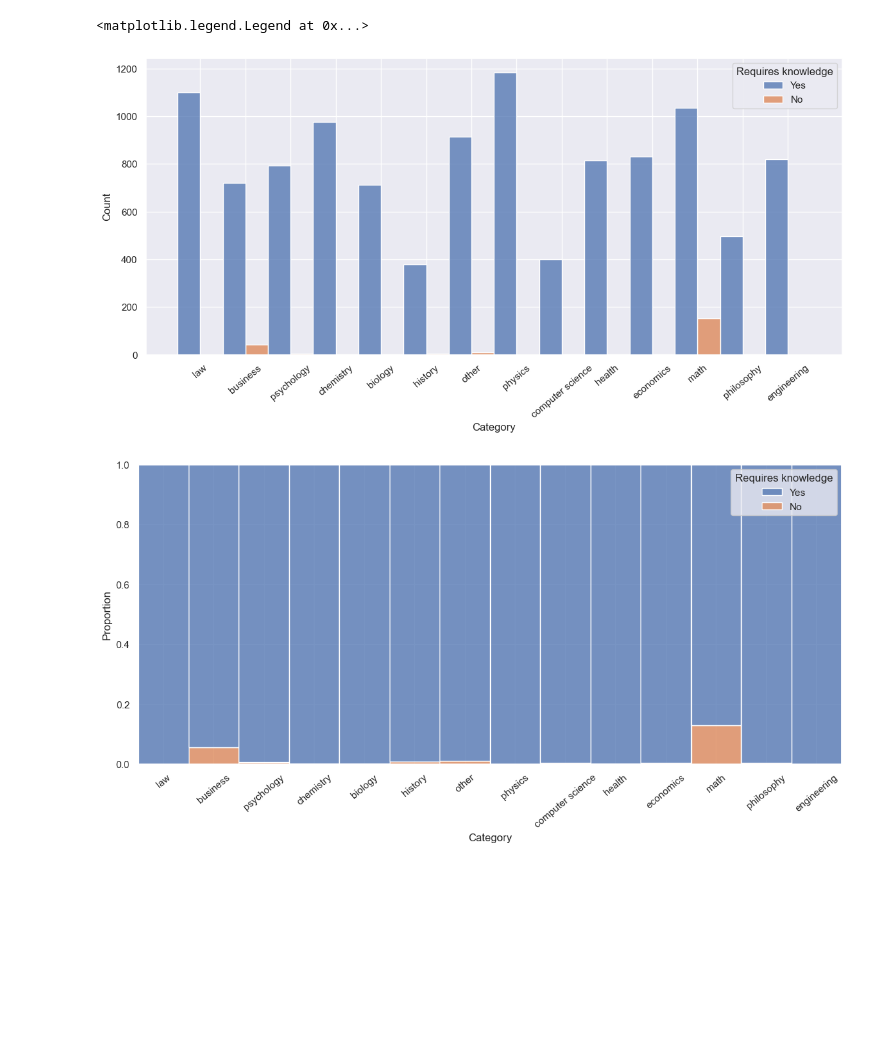
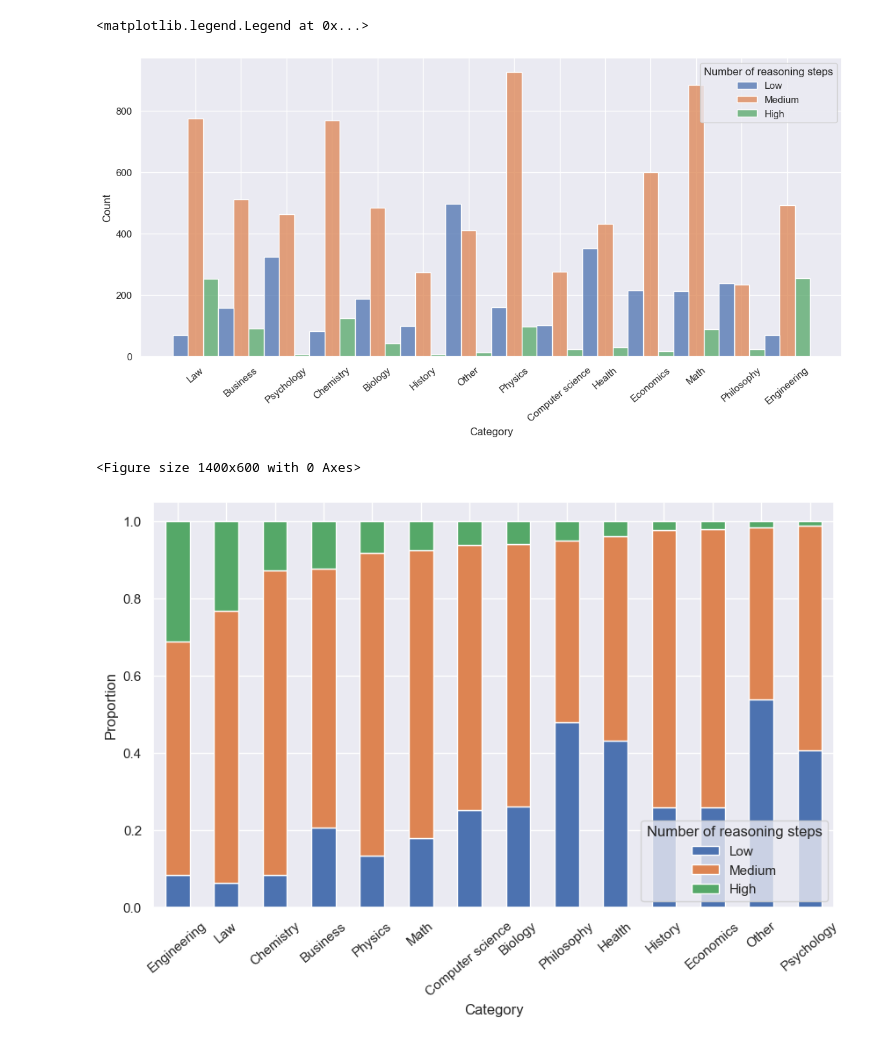
Before and after one commit to LabARSS/question-complextiy-estimation, a Jupyter notebook: notebooks/analysis_reasoning.ipynb, the cells around one changed output. Cells and saved outputs as stored; diff of their text form; code cells hidden in the pictures; blank space fills up the shorter version.

Commit message:
Fix reasoning graphs

```diff
--- a/notebooks/analysis_reasoning.ipynb
+++ b/notebooks/analysis_reasoning.ipynb
@@ -11,6 +11,12 @@ mmlu_num_maj_df = pd.read_csv(
     quotechar="",
     escapechar="\\",
 )
+
+
+mmlu_num_maj_df["category"] = mmlu_num_maj_df["category"].str.capitalize()
+mmlu_num_maj_df["masj_num_reasoning_steps"] = mmlu_num_maj_df["masj_num_reasoning_steps"].str.capitalize()
+mmlu_num_maj_df["masj_requires_reasoning"] = mmlu_num_maj_df["masj_requires_reasoning"].str.capitalize()
+mmlu_num_maj_df["masj_requires_knowledge"] = mmlu_num_maj_df["masj_requires_knowledge"].str.capitalize()
 # %%
 print(mmlu_num_maj_df.value_counts("masj_requires_knowledge"))
 print(mmlu_num_maj_df.value_counts("masj_requires_reasoning"))
@@ -69,35 +124,49 @@ plt.legend(handles=ax.get_legend().legend_handles, labels=["Yes", "No"], title="
 # %%
 import matplotlib.pyplot as plt
 import seaborn as sns
 
 sns.set_theme()
 
 plt.figure(figsize=(14, 6))
 ax = sns.histplot(
     mmlu_num_maj_df,
     x="category",
-    hue="masj_requires_knowledge",
-    hue_order=["yes", "no"],
+    bins=len(mmlu_num_maj_df["category"].unique()),
+    hue="masj_num_reasoning_steps",
+    hue_order=["Low", "Medium", "High"],
     multiple="dodge",
 )
 ax.set_xlabel("Category")
 ax.set_ylabel("Count")
 ax.set_xticklabels(ax.get_xticklabels(), rotation=40)
-plt.legend(handles=ax.get_legend().legend_handles, labels=["Yes", "No"], title="Requires knowledge")
+plt.legend(handles=ax.get_legend().legend_handles, labels=["Low", "Medium", "High"], title="Number of reasoning steps")
+
+value_counts_df = mmlu_num_maj_df.value_counts(["category", "masj_num_reasoning_steps"]).reset_index(name="count")
+value_counts_df["proportion"] = value_counts_df["count"] / value_counts_df.groupby("category")["count"].transform("sum")
+# value_counts_df.sort_values("proportion", inplace=True)
+
+pivoted_data = value_counts_df.pivot(index="category", columns="masj_num_reasoning_steps", values="proportion")
+pivoted_data = pivoted_data[["Low", "Medium", "High"]]
+pivoted_data.sort_values("High", ascending=False, inplace=True)
+# print(pivoted_data)
 
 plt.figure(figsize=(14, 6))
-ax = sns.histplot(
-    mmlu_num_maj_df,
-    x="category",
-    hue="masj_requires_knowledge",
-    hue_order=["yes", "no"],
-    multiple="fill",
-)
+# ax = sns.barplot(
+#     value_counts_df,
+#     x="category",
+#     y="proportion",
+#     hue="masj_requires_reasoning",
+#     hue_order=["yes", "no"],
+#     # hue_norm=(0, 1),
+#     multiple="stack",
+# )
+ax = pivoted_data.plot(kind="bar", stacked=True, figsize=(10, 6))
 ax.set_xlabel("Category")
 ax.set_ylabel("Proportion")
 ax.set_xticklabels(ax.get_xticklabels(), rotation=40)
-plt.legend(handles=ax.get_legend().legend_handles, labels=["Yes", "No"], title="Requires knowledge")
+plt.legend(handles=ax.get_legend().legend_handles, labels=["Low", "Medium", "High"], title="Number of reasoning steps")
 # %% [output]
 <matplotlib.legend.Legend at 0x...>
-[figure, old version]
+[figure, new version]
+<Figure size 1400x600 with 0 Axes>
-[figure, old version]
+[figure, new version]
```
Also changed, not shown: parts of 4 cells of this notebook.
